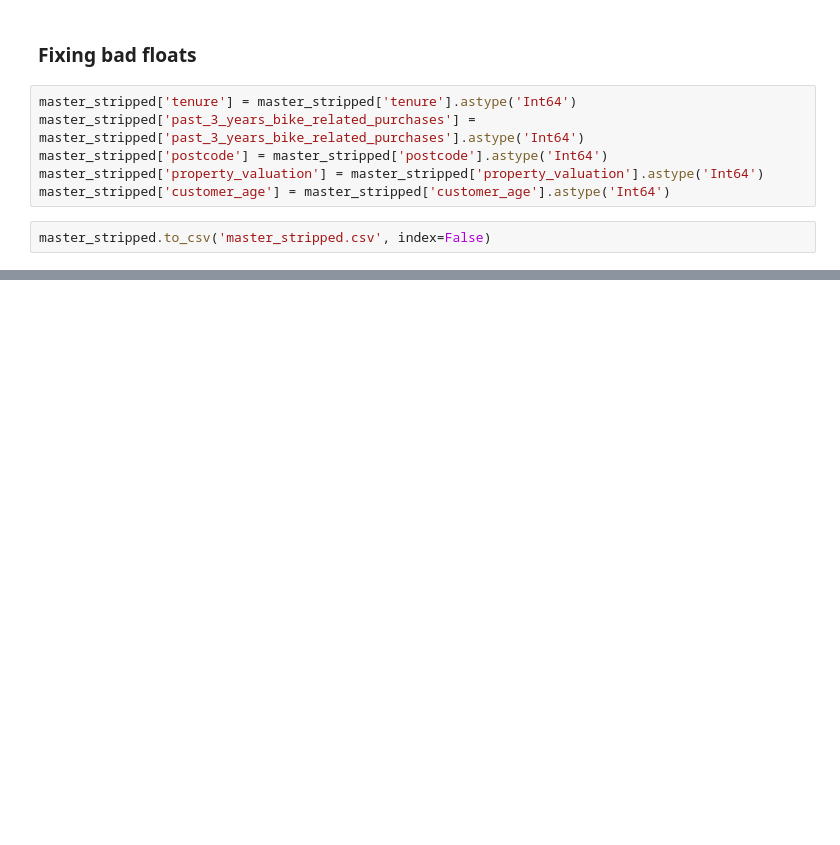
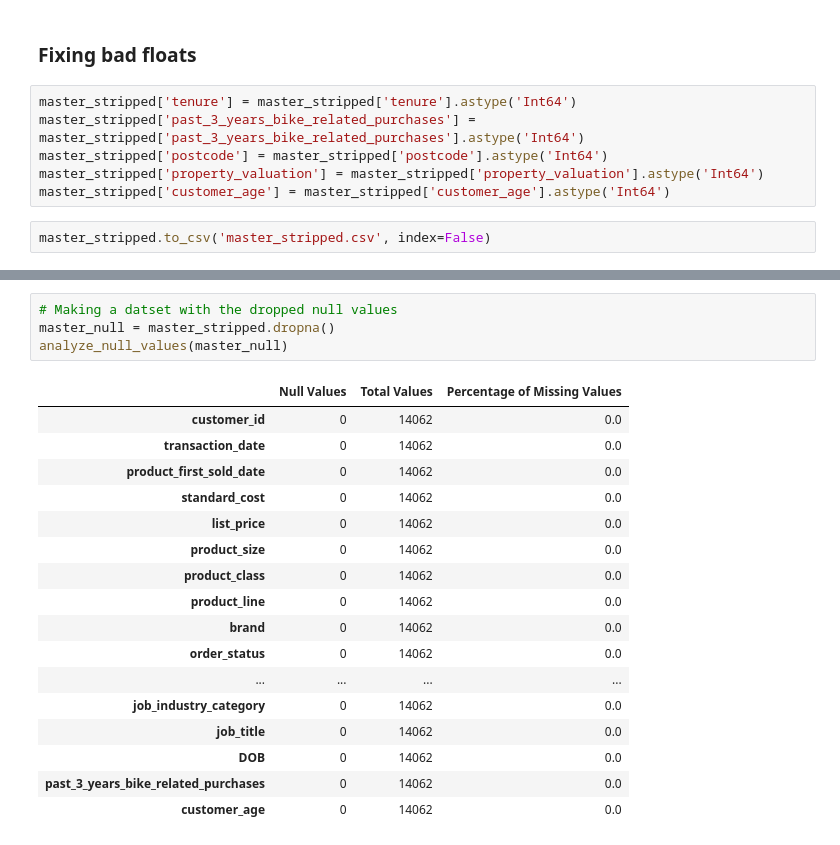
Before and after one commit to notcostheta/internship-speedrun, a Jupyter notebook: kpmg/task2.ipynb, the cells around one changed output, grey strips where cells are left out. Drawn from its saved outputs; the diff is of its cells as text; blank space fills up the shorter version.

```diff
--- a/kpmg/task2.ipynb
+++ b/kpmg/task2.ipynb
@@ -264,0 +313,22 @@ master_stripped.to_csv('master_stripped.csv', index=False)
+# %%
+# Making a datset with the dropped null values
+master_null = master_stripped.dropna()
+analyze_null_values(master_null)
+# %% [output]
+|  | Null Values | Total Values | Percentage of Missing Values |
+| customer_id | 0 | 14062 | 0.0 |
+| transaction_date | 0 | 14062 | 0.0 |
+| product_first_sold_date | 0 | 14062 | 0.0 |
+| standard_cost | 0 | 14062 | 0.0 |
+| list_price | 0 | 14062 | 0.0 |
+| product_size | 0 | 14062 | 0.0 |
+| product_class | 0 | 14062 | 0.0 |
+| product_line | 0 | 14062 | 0.0 |
+| brand | 0 | 14062 | 0.0 |
+| order_status | 0 | 14062 | 0.0 |
+| ... | ... | ... | ... |
+| job_industry_category | 0 | 14062 | 0.0 |
+| job_title | 0 | 14062 | 0.0 |
+| DOB | 0 | 14062 | 0.0 |
+| past_3_years_bike_related_purchases | 0 | 14062 | 0.0 |
+| customer_age | 0 | 14062 | 0.0 |
```
Also changed, not shown: parts of 7 cells of this notebook, 1 other file.
